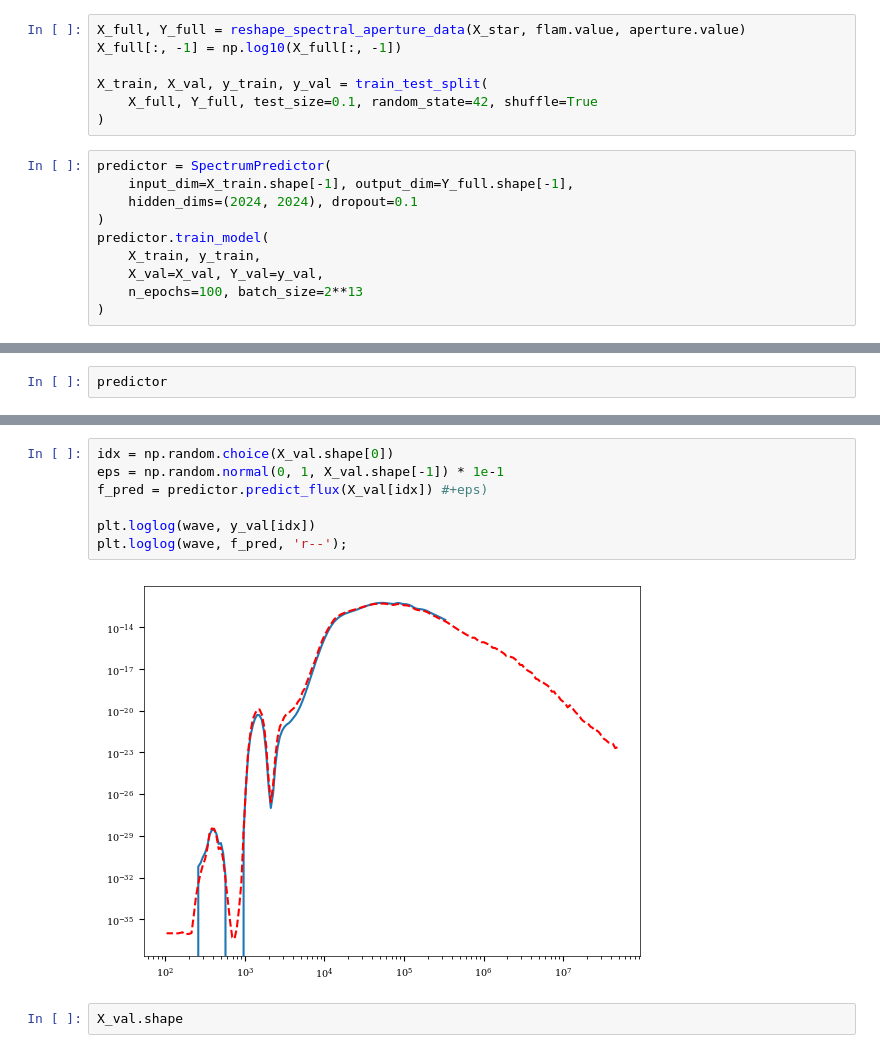
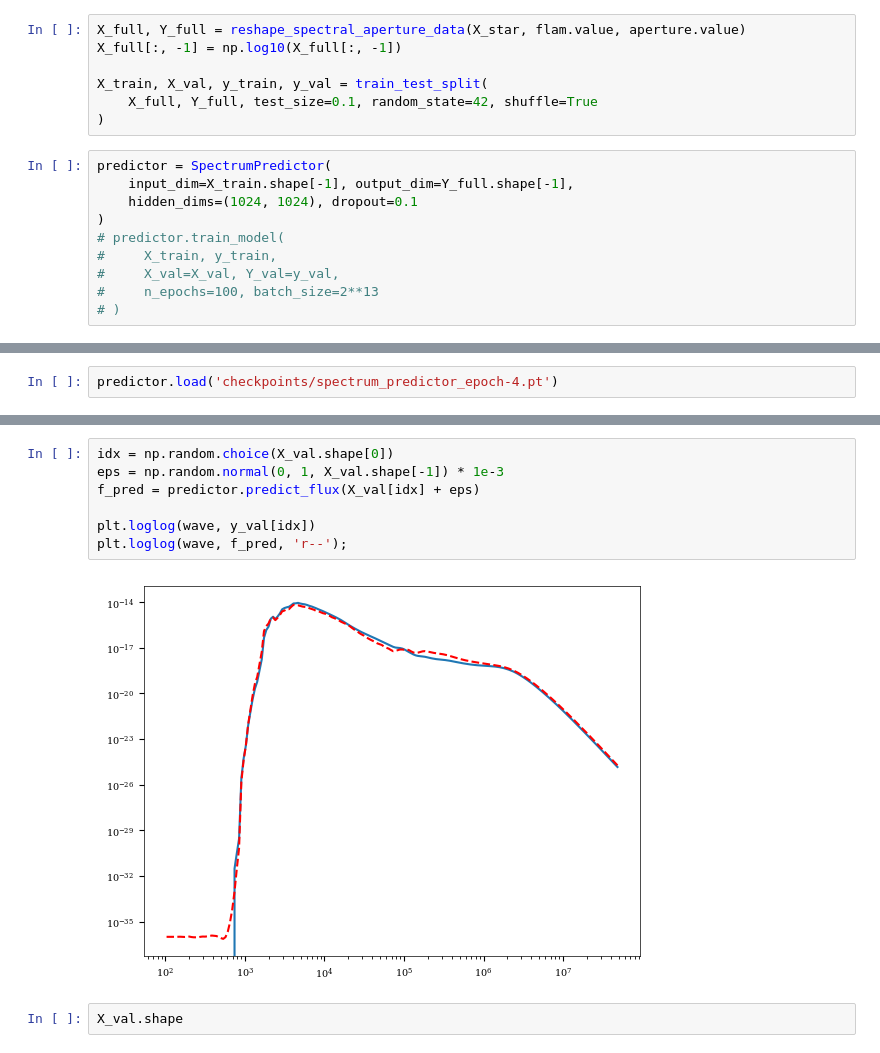
Before and after one commit to sebastianratzenboeck/StarPipeline, a Jupyter notebook: net_interpolator.ipynb, the cells around one changed output, grey strips where cells are left out. Saved outputs shown, nothing was run; the diff lists cells and outputs as text.

```diff
--- a/net_interpolator.ipynb
+++ b/net_interpolator.ipynb
@@ -37,10 +37,10 @@ X_train, X_val, y_train, y_val = train_test_split(
 # %%
 predictor = SpectrumPredictor(
     input_dim=X_train.shape[-1], output_dim=Y_full.shape[-1],
-    hidden_dims=(2024, 2024), dropout=0.1
+    hidden_dims=(1024, 1024), dropout=0.1
 )
-predictor.train_model(
-    X_train, y_train,
-    X_val=X_val, Y_val=y_val,
-    n_epochs=100, batch_size=2**13
-)
+# predictor.train_model(
+#     X_train, y_train,
+#     X_val=X_val, Y_val=y_val,
+#     n_epochs=100, batch_size=2**13
+# )
@@ -59,2 +47,2 @@ KeyboardInterrupt:
 # %%
-predictor
+predictor.load('checkpoints/spectrum_predictor_epoch-4.pt')
@@ -63,12 +69,12 @@ predictor
 # %%
 idx = np.random.choice(X_val.shape[0])
-eps = np.random.normal(0, 1, X_val.shape[-1]) * 1e-1
-f_pred = predictor.predict_flux(X_val[idx]) #+eps)
+eps = np.random.normal(0, 1, X_val.shape[-1]) * 1e-3
+f_pred = predictor.predict_flux(X_val[idx] + eps)
 
 plt.loglog(wave, y_val[idx])
 plt.loglog(wave, f_pred, 'r--');
 # %% [output]
-[figure, old version]
+[figure, new version]
 # %%
 X_val.shape
 # %% [output]
```
Also changed, not shown: parts of 3 cells of this notebook, 25 other files.
